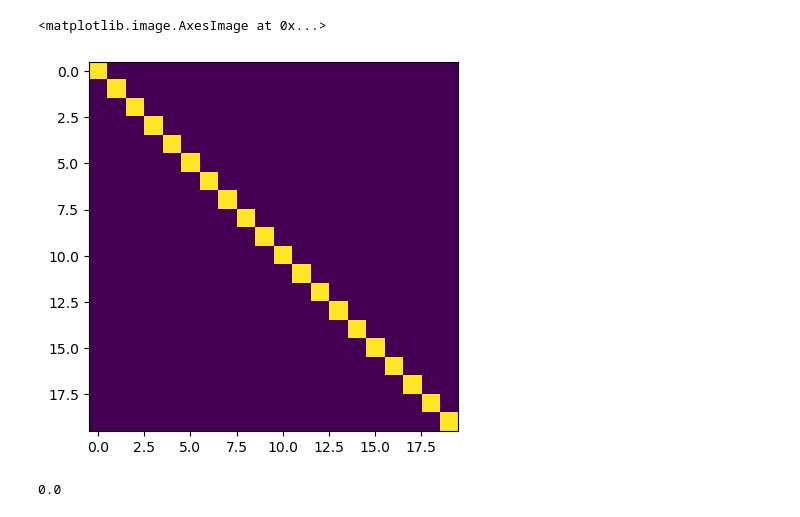
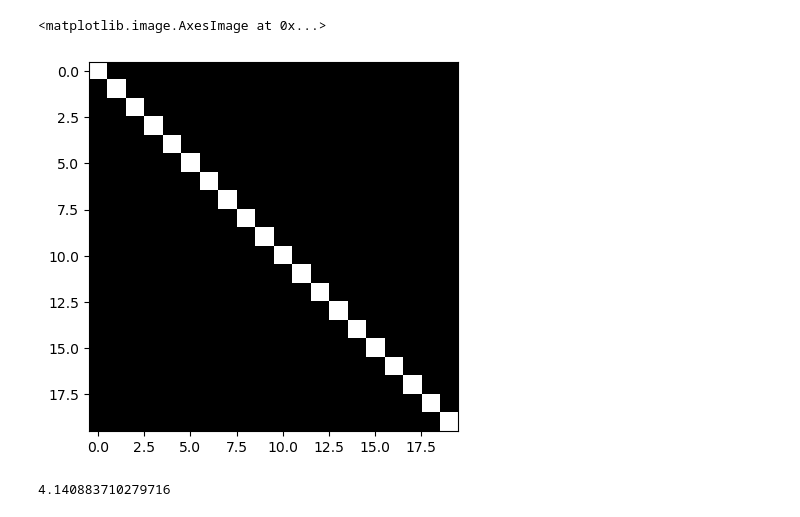
Before and after one commit to Moorboor/ComputerVision, a Jupyter notebook: Homeworks/1/contrasts.ipynb, the cells around one changed output. Cells and saved outputs as stored; diff of their text form; code cells hidden in the pictures.

```diff
--- a/Homeworks/1/contrasts.ipynb
+++ b/Homeworks/1/contrasts.ipynb
@@ -4,7 +5,8 @@ import matplotlib.pyplot as plt
 # %%
 im = np.ones(20*20).reshape(20,20) + np.eye(20)
-plt.imshow(im)
+# im = np.array(([0,1]*10 + [1,0]*10)*10).reshape(20,20)
+plt.imshow(im, cmap="gray")
 # %% [output]
 <matplotlib.image.AxesImage at 0x...>
-[figure, old version]
+[figure, new version]
 # %%
@@ -24,9 +27,9 @@ def local_contrast(array):
                 contrast.append(con)
     return np.array(contrast).mean()
-# %%
-local_contrast(np.ones(10*10).reshape(10,-1))
-# %% [output]
-0.0
+# %%
+local_contrast(im)
+# %% [output]
+4.140883710279716
 # %%
 print(f"Local contrast:{local_contrast(im)}")
 print(f"Global contrast:{global_contrast(im)}")
```
Also changed, not shown: parts of 11 cells of this notebook, 3 other files.
